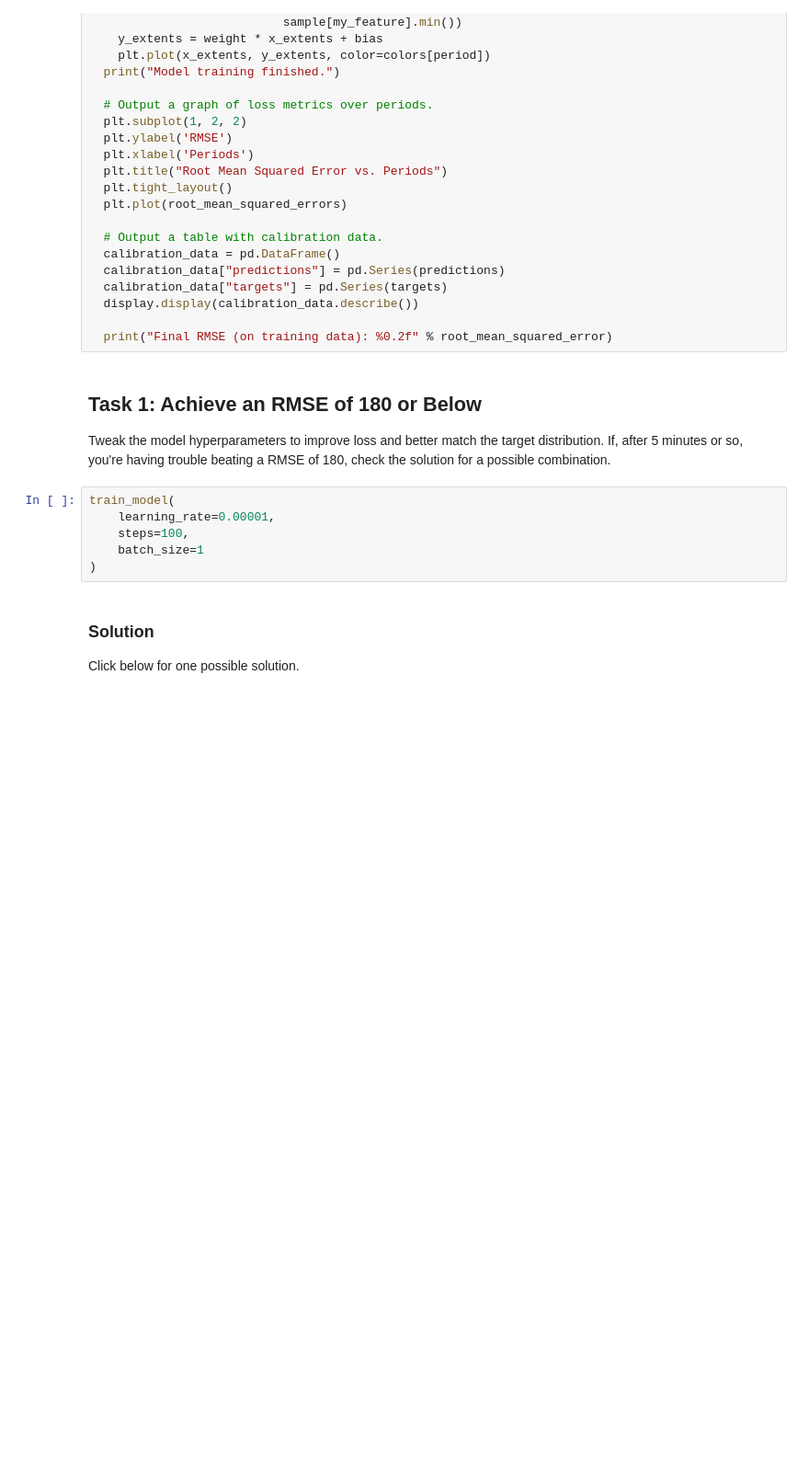
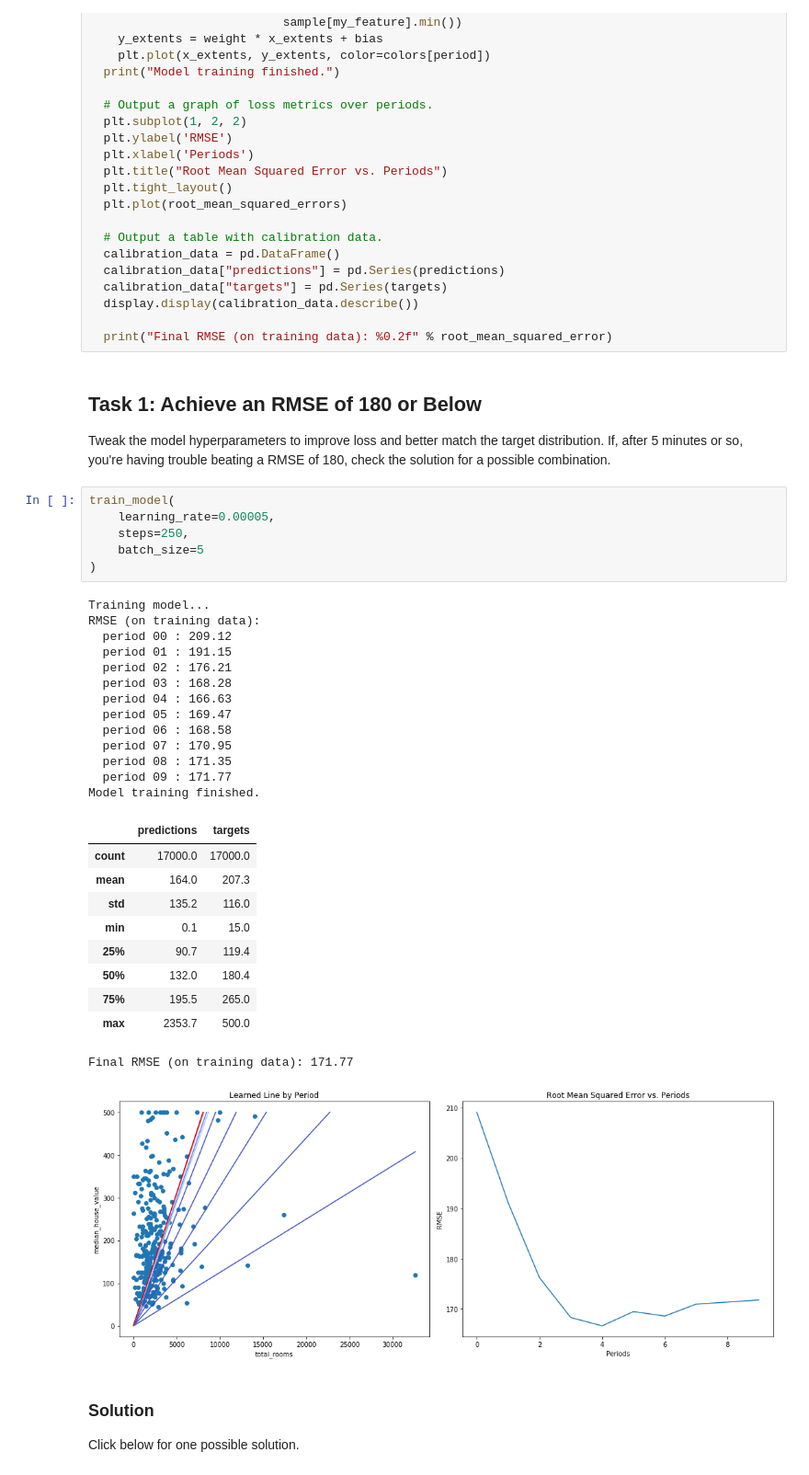
Before and after one commit to FeniXVRN/google-ml-crach-course, a Jupyter notebook: first_steps_with_tensor_flow.ipynb, the cells around one changed output. Shown at 92% size. Drawn from its saved outputs; the diff is of its cells as text; blank space fills up the shorter version.

```diff
--- a/first_steps_with_tensor_flow.ipynb
+++ b/first_steps_with_tensor_flow.ipynb
@@ -376,10 +420,35 @@ Tweak the model hyperparameters to improve loss and better match the target dist
 If, after 5 minutes or so, you're having trouble beating a RMSE of 180, check the solution for a possible combination.
 # %%
 train_model(
-    learning_rate=0.00001,
-    steps=100,
-    batch_size=1
+    learning_rate=0.00005,
+    steps=250,
+    batch_size=5
 )
+# %% [output]
+Training model...
+RMSE (on training data):
+  period 00 : 209.12
+  period 01 : 191.15
+  period 02 : 176.21
+  period 03 : 168.28
+  period 04 : 166.63
+  period 05 : 169.47
+  period 06 : 168.58
+  period 07 : 170.95
+  period 08 : 171.35
+  period 09 : 171.77
+Model training finished.
+|  | predictions | targets |
+| count | 17000.0 | 17000.0 |
+| mean | 164.0 | 207.3 |
+| std | 135.2 | 116.0 |
+| min | 0.1 | 15.0 |
+| 25% | 90.7 | 119.4 |
+| 50% | 132.0 | 180.4 |
+| 75% | 195.5 | 265.0 |
+| max | 2353.7 | 500.0 |
+Final RMSE (on training data): 171.77
+[figure, added]
 # %% [markdown]
 ### Solution
 
```
Also changed, not shown: parts of 12 cells of this notebook.
